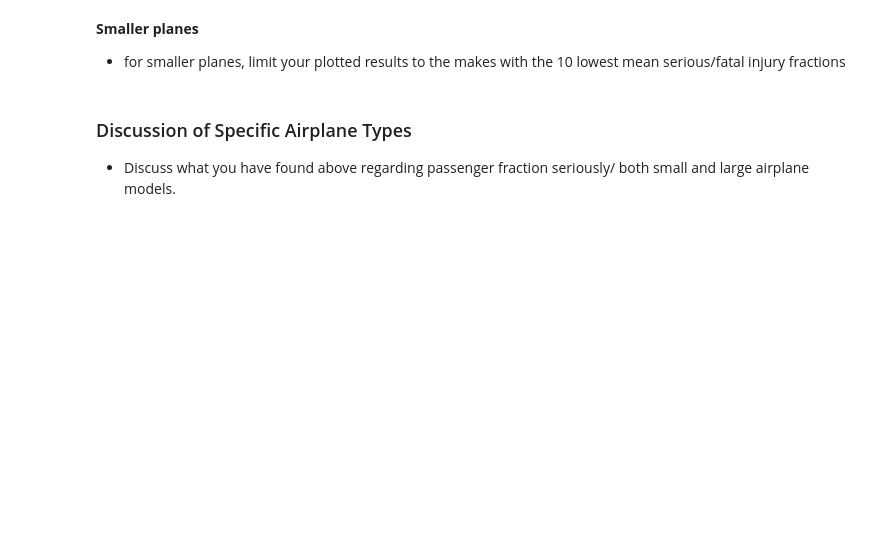
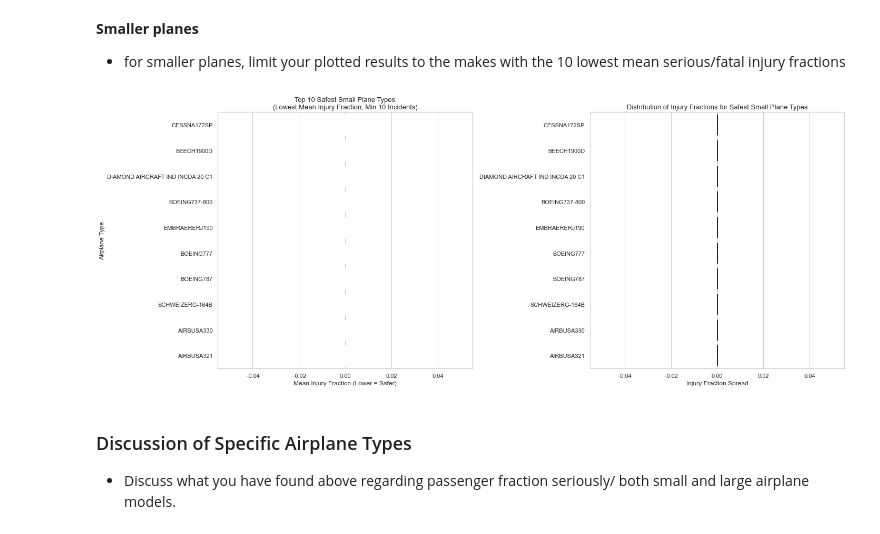
Before and after one commit to JoelOmambiaNyaata/dsc-course0-m8-lab, a Jupyter notebook: Aviation_Accidents_Data_Analysis.ipynb, the cells around one changed output. Cells and saved outputs as stored; diff of their text form; code cells hidden in the pictures; blank space fills up the shorter version.

```diff
--- a/Aviation_Accidents_Data_Analysis.ipynb
+++ b/Aviation_Accidents_Data_Analysis.ipynb
@@ -231,6 +275,38 @@ Sort your results and keep the lowest 15.
 # %% [markdown]
 **Smaller planes**
 - for smaller planes, limit your plotted results to the makes with the 10 lowest mean serious/fatal injury fractions
+# %%
+# 1. Filter for Small Planes (< 20 seats)
+small_planes = df_analysis[df_analysis[seat_col] < 20]
+
+# 2. Filter for types with at least 10 individual examples
+small_counts = small_planes[model_col].value_counts()
+frequent_small_types = small_counts[small_counts >= 10].index
+df_small_filtered = small_planes[small_planes[model_col].isin(frequent_small_types)]
+
+# 3. Isolate the top 10 models with the lowest mean serious/fatal injury fractions
+small_means_top10 = df_small_filtered.groupby(model_col)['Injury_Fraction'].mean().sort_values().head(10).reset_index()
+df_small_plots_data = df_small_filtered[df_small_filtered[model_col].isin(small_means_top10[model_col])]
+
+# 4. Create side-by-side plots (Mean Barplot + Distribution Boxplot)
+fig, axes = plt.subplots(1, 2, figsize=(20, 8))
+
+# Left: Mean Injury Fraction Barplot (Top 10 Lowest Risk)
+sns.barplot(x='Injury_Fraction', y=model_col, data=small_means_top10, ax=axes[0], palette='Greens_r')
+axes[0].set_title('Top 10 Safest Small Plane Types\n(Lowest Mean Injury Fraction, Min 10 Incidents)', fontsize=13)
+axes[0].set_xlabel('Mean Injury Fraction (Lower = Safer)')
+axes[0].set_ylabel('Airplane Type')
+
+# Right: Distributional Boxplot for those Top 10 Safest Types
+sns.boxplot(x='Injury_Fraction', y=model_col, data=df_small_plots_data, ax=axes[1], palette='Greens_r', order=small_means_top10[model_col])
+axes[1].set_title('Distribution of Injury Fractions for Safest Small Plane Types', fontsize=13)
+axes[1].set_xlabel('Injury Fraction Spread')
+axes[1].set_ylabel('')
+
+plt.tight_layout()
+plt.show()
+# %% [output]
+[figure, added]
 # %% [markdown]
 ### Discussion of Specific Airplane Types
 - Discuss what you have found above regarding passenger fraction seriously/ both small and large airplane models.
```
Also changed, not shown: parts of 5 cells of this notebook.
